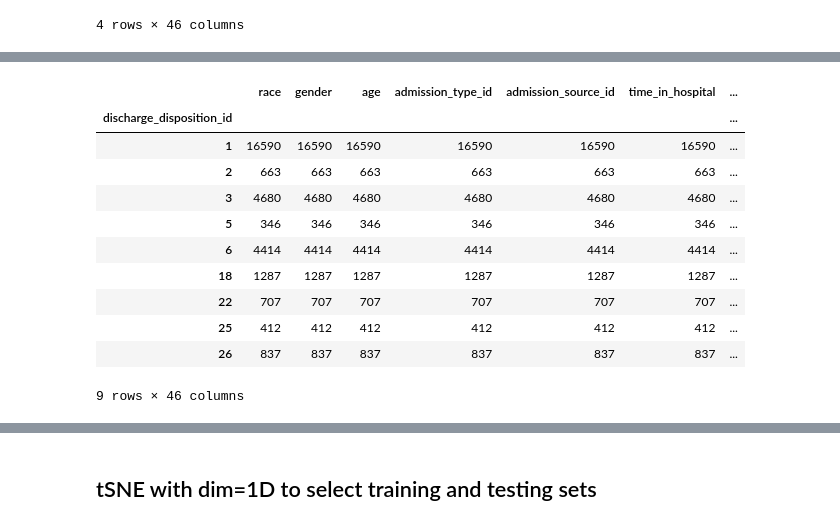
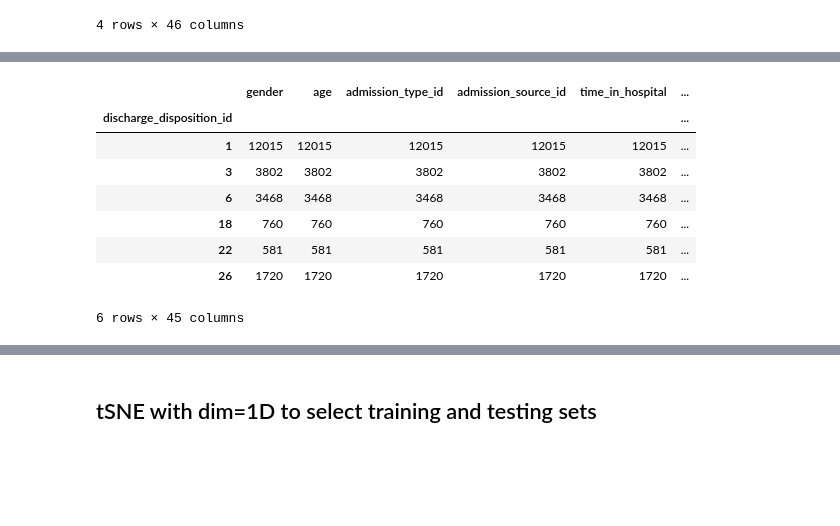
Before and after one commit to jennazhou/ds-work, a Jupyter notebook: final_ass/Final_assignment/Final_assignment_2.ipynb, the cells around one changed output, grey strips where cells are left out. Cells and saved outputs as stored; diff of their text form; code cells hidden in the pictures; blank space fills up the shorter version.

```diff
--- a/final_ass/Final_assignment/Final_assignment_2.ipynb
+++ b/final_ass/Final_assignment/Final_assignment_2.ipynb
@@ -173,10 +173,10 @@ dtypes: int64(14), object(35)
 memory usage: 11.5+ MB
 # %%
 # Integer number of days between admission and discharge
-final_data = final_pats.drop(["encounter_id", "patient_nbr"], axis=1)
-final_data["race"].fillna("missing", inplace=True)
-final_data.dropna(inplace=True)
-final_data.isnull().sum()
+oa_final_data = final_pats.drop(["encounter_id", "patient_nbr"], axis=1)
+oa_final_data["race"].fillna("missing", inplace=True)
+oa_final_data.dropna(inplace=True)
+oa_final_data.isnull().sum()
 # %% [output]
 race                        0
 gender                      0
@@ -329,6 +333,10 @@ plt.show
 [figure]
 # %% [markdown]
 ## Start pre-processing the dataset like before:
+# %%
+### Plot to show race distribution before and after
+##Before
+final_data = oa_final_data.copy()
 # %%
 final_data.groupby("race").count()
 #Combine Asian, Hispanic and Other because too few samples in Asian and Hispanic
@@ -345,0 +382,8 @@ final_data.groupby("race").count()
+# %%
+## Say that from the graph, even after combining there is very unbalanced distribution
+## Hence only pick caucasian
+##Only select the caucasian for final prediction and drop race to avoid bias
+final_data = final_data[final_data["race"]=="Caucasian"]
+final_data.drop(columns=["race"], inplace=True)
+final_data_wo_race=final_data.copy()
+final_data
@@ -347,10 +405,10 @@ final_data.groupby("race").count()
 final_data.groupby("age").count()
 #Combine age categories below 40 to [0-40) because too few samples in each case
 #Same for categories above 80
-final_data.replace("[0-10)", "[0-40)", inplace=True)
-final_data.replace("[10-20)", "[0-40)", inplace=True)
-final_data.replace("[20-30)", "[0-40)", inplace=True)
-final_data.replace("[30-40)", "[0-40)", inplace=True)
+final_data.replace("[0-10)", "[0-50)", inplace=True)
+final_data.replace("[10-20)", "[0-50)", inplace=True)
+final_data.replace("[20-30)", "[0-50)", inplace=True)
+final_data.replace("[30-40)", "[0-50)", inplace=True)
 final_data.replace("[80-90)", "[80-100)", inplace=True)
 final_data.replace("[90-100)", "[80-100)", inplace=True)
-final_data.groupby("age").count()
+final_data.replace("[40-50)", "[0-50)", inplace=True)
@@ -384,35 +511,34 @@ final_data.groupby("admission_type_id").count()
 # %%
 final_data.groupby("discharge_disposition_id").count()
 # Combine the categories with small values into "Otherwise" (int 26)
 final_data["discharge_disposition_id"].replace(4, 26, inplace=True)
 final_data["discharge_disposition_id"].replace(7, 26, inplace=True)
 final_data["discharge_disposition_id"].replace(8, 26, inplace=True)
 final_data["discharge_disposition_id"].replace(9, 26, inplace=True)
 final_data["discharge_disposition_id"].replace(11, 26, inplace=True)
 final_data["discharge_disposition_id"].replace(12, 26, inplace=True)
 final_data["discharge_disposition_id"].replace(13, 26, inplace=True)
 final_data["discharge_disposition_id"].replace(14, 26, inplace=True)
 final_data["discharge_disposition_id"].replace(15, 26, inplace=True)
 final_data["discharge_disposition_id"].replace(16, 26, inplace=True)
 final_data["discharge_disposition_id"].replace(17, 26, inplace=True)
 final_data["discharge_disposition_id"].replace(23, 26, inplace=True)
 final_data["discharge_disposition_id"].replace(24, 26, inplace=True)
 final_data["discharge_disposition_id"].replace(27, 26, inplace=True)
 final_data["discharge_disposition_id"].replace(28, 26, inplace=True)
 
-
+final_data["discharge_disposition_id"].replace(2, 26, inplace=True)
+final_data["discharge_disposition_id"].replace(5, 26, inplace=True)
+final_data["discharge_disposition_id"].replace(25, 26, inplace=True)
 # discharge_disposition_id
 final_data.groupby("discharge_disposition_id").count()
 # %% [output]
-|  | race | gender | age | admission_type_id | admission_source_id | time_in_hospital | ... |
-| discharge_disposition_id |  |  |  |  |  |  | ... |
-| 1 | 16590 | 16590 | 16590 | 16590 | 16590 | 16590 | ... |
-| 2 | 663 | 663 | 663 | 663 | 663 | 663 | ... |
-| 3 | 4680 | 4680 | 4680 | 4680 | 4680 | 4680 | ... |
-| 5 | 346 | 346 | 346 | 346 | 346 | 346 | ... |
-| 6 | 4414 | 4414 | 4414 | 4414 | 4414 | 4414 | ... |
-| 18 | 1287 | 1287 | 1287 | 1287 | 1287 | 1287 | ... |
-| 22 | 707 | 707 | 707 | 707 | 707 | 707 | ... |
-| 25 | 412 | 412 | 412 | 412 | 412 | 412 | ... |
-| 26 | 837 | 837 | 837 | 837 | 837 | 837 | ... |
+|  | gender | age | admission_type_id | admission_source_id | time_in_hospital | ... |
+| discharge_disposition_id |  |  |  |  |  | ... |
+| 1 | 12015 | 12015 | 12015 | 12015 | 12015 | ... |
+| 3 | 3802 | 3802 | 3802 | 3802 | 3802 | ... |
+| 6 | 3468 | 3468 | 3468 | 3468 | 3468 | ... |
+| 18 | 760 | 760 | 760 | 760 | 760 | ... |
+| 22 | 581 | 581 | 581 | 581 | 581 | ... |
+| 26 | 1720 | 1720 | 1720 | 1720 | 1720 | ... |
-9 rows × 46 columns
+6 rows × 45 columns
```
Also changed, not shown: parts of 80 cells of this notebook, 32 other files.
